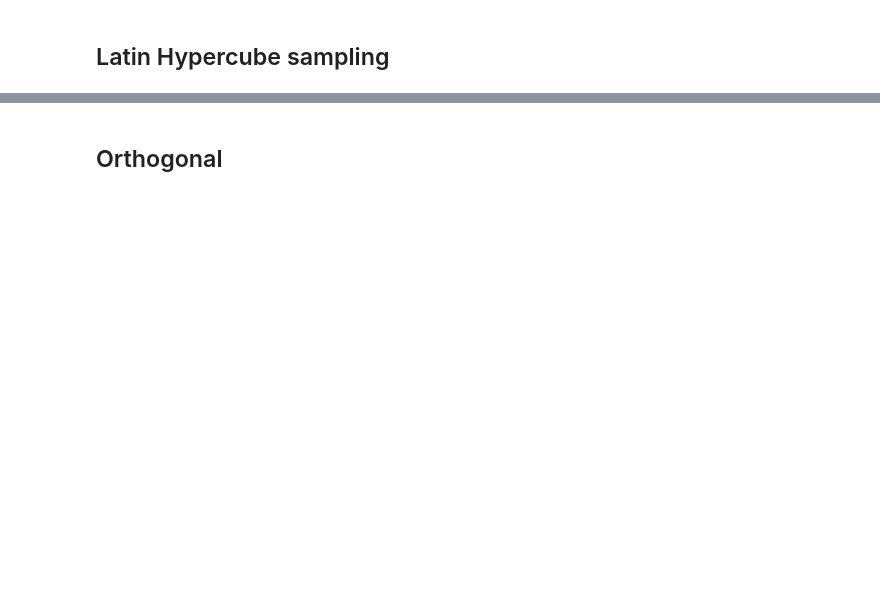
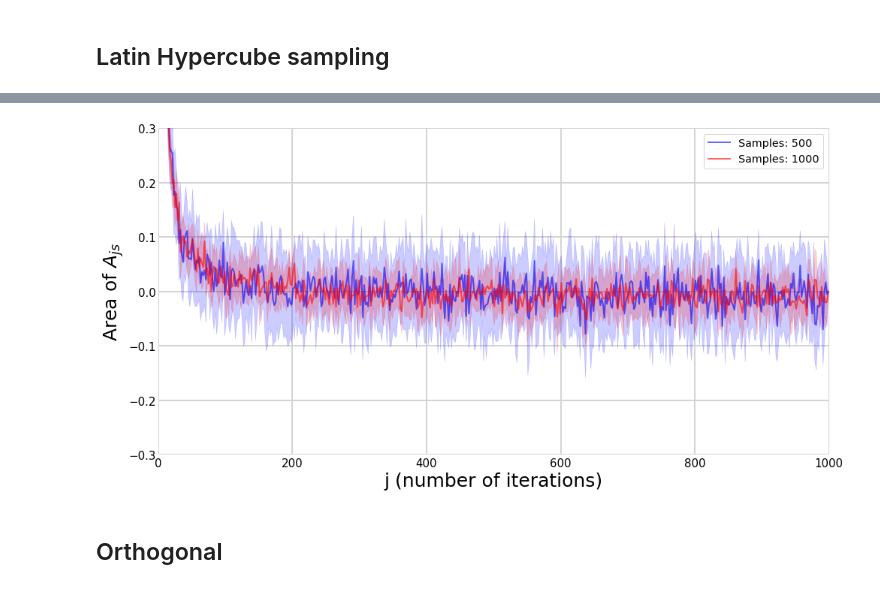
Before and after one commit to Florisdv5/Mandelbrot, a Jupyter notebook: Mandelbrot.ipynb, the cells around one changed output, grey strips where cells are left out. Drawn from its saved outputs; the diff is of its cells as text; code cells hidden in the pictures; blank space fills up the shorter version.

```diff
--- a/Mandelbrot.ipynb
+++ b/Mandelbrot.ipynb
@@ -278,3 +286,79 @@ plt.show()
+# %%
+listLHSdif = [[[],[]]]
+for i in range(simulations-1):
+    listLHSdif.append([[],[]])
+
+for simulation in range(simulations):
+    for value in range(len(samples)):
+        for x in range(len(listLHS[simulation][value])):
+            listLHSdif[simulation][value].append(listLHS[simulation][value][x])
+        for i in range(len(listLHSdif[simulation][value])):
+            listLHSdif[simulation][value][i] -= listLHSdif[simulation][value][len(listLHSdif[simulation][value])-1]
+
+
+
+preAnewlistLHS = [[]]
+for i in range(499):
+    preAnewlistLHS.append([])
+preBnewlistLHS = [[]]
+for i in range(499):
+    preBnewlistLHS.append([])
+newlistLHS = []
+newlistLHS.append(preAnewlistLHS)
+newlistLHS.append(preBnewlistLHS)
+
+for sample_size in range(len(samples)):
+    for i in range(int(maxmax_steps/2)):
+        for simulation in range(simulations):
+            newlistLHS[sample_size][i]
+            newlistLHS[sample_size][i].append(listLHSdif[simulation][sample_size][i])
+
+
+meansLHS = [[],[]]
+sdLHS = [[],[]]
+lower_boundLHS = [[],[]]
+upper_boundLHS = [[],[]]
+for sample_size in range(len(samples)):
+    for i in range(int(maxmax_steps/2)):
+        meansLHS[sample_size].append(statistics.mean(newlistLHS[sample_size][i]))
+        sdLHS[sample_size].append(statistics.stdev(newlistLHS[sample_size][i]))
+        lower_boundLHS[sample_size].append(meansLHS[sample_size][i] - 1.96*sdLHS[sample_size][i]/math.sqrt(simulations))
+        upper_boundLHS[sample_size].append(meansLHS[sample_size][i] + 1.96*sdLHS[sample_size][i]/math.sqrt(simulations))
+
+
+colors = ['b', 'r', 'c']
+
+
+fig = plt.figure(figsize = (16, 8))
+ax = fig.add_subplot(111, axisbelow=True)
+for value in range(len(samples)):
+    ax.plot(range(1,maxmax_steps,2), meansLHS[value], color = colors[value], alpha=0.6,
+            lw=2, label= "Samples: " + str(samples[value]))
+    ax.fill_between(x = range(1,maxmax_steps,2), y1 = lower_boundLHS[value],
+                y2 = upper_boundLHS[value], linewidth = 0.5, color=colors[value], alpha=0.2)
+ax.set_xlabel('j (number of iterations)', size = 25)
+ax.set_ylabel('Area of $A_{js}$', size = 25)
+# ax.set_ylim(-1,1)
+ax.set_xlim(0,maxmax_steps)
+ax.yaxis.set_tick_params(length=0)
+ax.xaxis.set_tick_params(length=0)
+ax.grid(b=True, which='major', c='lightgray', lw=2, ls='-')
+legend = ax.legend()
+legend.get_frame().set_alpha(0.5)
+for spine in ('top', 'right', 'bottom', 'left'):
+    ax.spines[spine].set_visible(False)
+plt.legend(fontsize="x-large")
+ax.set_ylim(-0.3,0.3)
+for spine in ('top', 'right', 'bottom', 'left'):
+    ax.spines[spine].set_visible(False)
+for tick in ax.xaxis.get_major_ticks():
+    tick.label.set_fontsize(15)
+for tick in ax.yaxis.get_major_ticks():
+    tick.label.set_fontsize(15)
+# plt.hlines(1.506484, 0, maxmax_steps)
+plt.show()
+# %% [output]
+[figure, added]
 # %% [markdown]
 ## Orthogonal
 # %%
```
Also changed, not shown: parts of 13 cells of this notebook.
